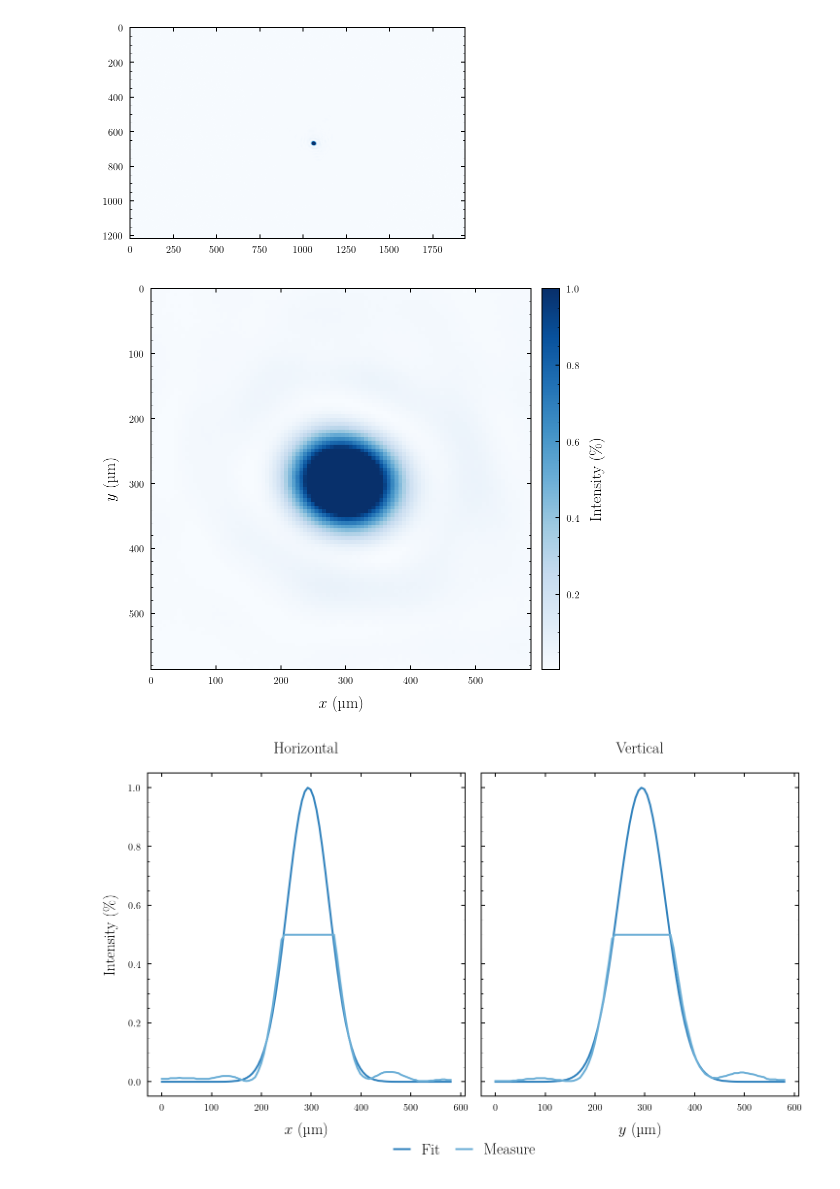
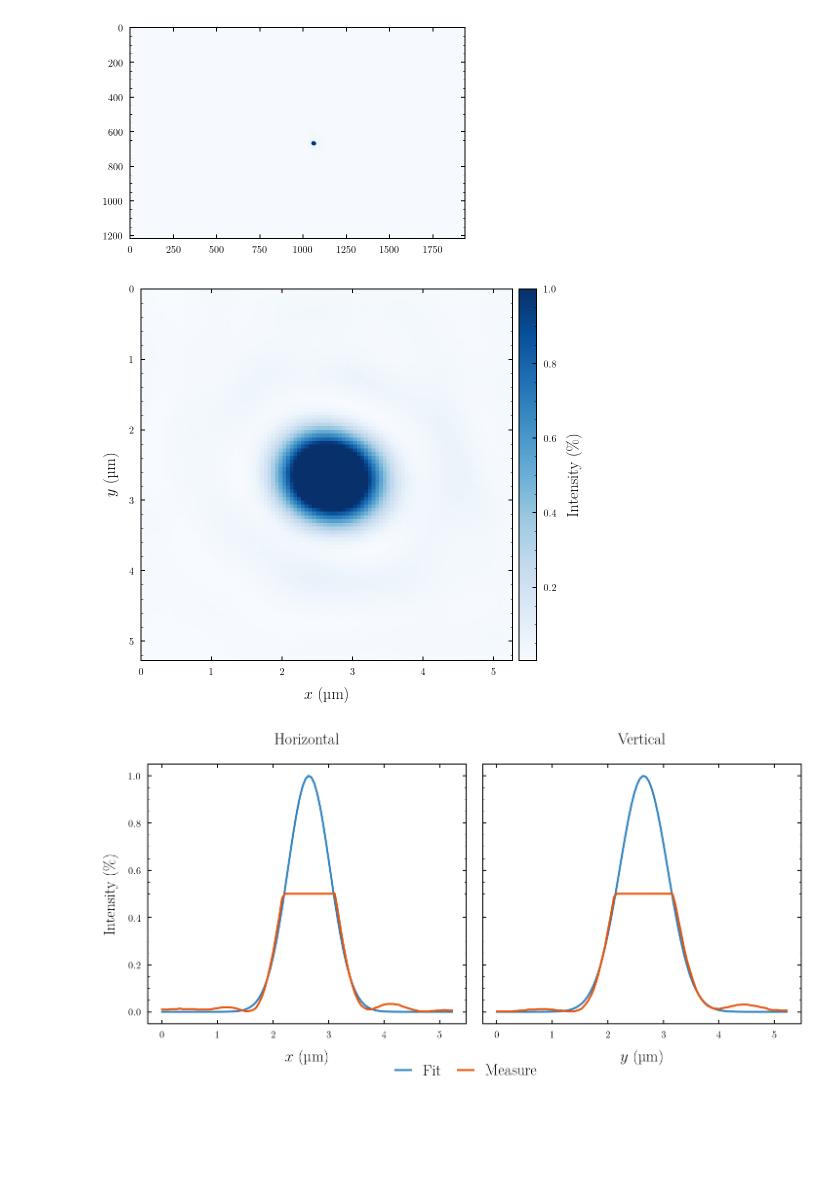
Before and after one commit to bodokaiser/bachelor-thesis, a Jupyter notebook: notebook/evaluation/intensity-profile.ipynb, the cells around one changed output. Saved outputs shown, nothing was run; the diff lists cells and outputs as text; code cells hidden in the pictures; blank space fills up the shorter version.

```diff
--- a/notebook/evaluation/intensity-profile.ipynb
+++ b/notebook/evaluation/intensity-profile.ipynb
@@ -19,6 +19,9 @@ from matplotlib import pyplot as plt
 # pixel size from datasheet in micrometer
 ps = 5.86e-6
 
+# magnification
+M = 500 / 4.5
+
 cmap = plt.get_cmap('tab20c')
 
 def read(filepath):
@@ -40,17 +43,17 @@ h, w = patch.shape
 # %%
 fig = plt.figure(figsize=(12, 6))
 
-plt.imshow(patch, interpolation='none', extent=[0, w*ps / 1e-6, h*ps / 1e-6, 0])
+plt.imshow(patch, interpolation='none', extent=[0, w*ps / M / 1e-6, h*ps / M / 1e-6, 0])
 plt.xlabel('$x$ (\si{\micro\meter})')
 plt.ylabel('$y$ (\si{\micro\meter})')
 
-plt.subplots_adjust(top=.98, bottom=.1, right=.83)
-plt.colorbar(label=r'Intensity (\si{\percent})', cax=plt.axes([0.71, 0.1, 0.02, .88]))
-#plt.savefig(os.path.join(figuredir, 'image.pgf'))
+plt.subplots_adjust(top=.98, bottom=.12, right=.83)
+plt.colorbar(label=r'Intensity (\si{\percent})', cax=plt.axes([0.70, 0.12, 0.02, .86]))
+plt.savefig(os.path.join(figuredir, 'image.pgf'))
 plt.savefig(os.path.join(figuredir, 'image.pdf'))
 plt.show()
 # %% [output]
-[figure, old version]
+[figure, new version]
 # %%
 from scipy import optimize
 
@@ -62,38 +65,38 @@ def fit(func, x, y, p0):
 
     return func(x, *p)
 # %%
-fig, axes = plt.subplots(ncols=2, sharey=True, figsize=(12, 6))
+fig, axes = plt.subplots(ncols=2, sharey=True, figsize=(12, 5))
 
 x = ps*np.arange(0, w) / 1e-6
 y = ps*np.arange(0, h) / 1e-6
 
 a = patch[:, w // 2]
 b = patch[h // 2, :]
 
 #u = fit(gaussian, x, a, [1.4, 300, 100])
 #v = fit(gaussian, y, b, [1.4, 300, 100])
 u = gaussian(x, 2.0, 294, 42)
 v = gaussian(y, 2.0, 294, 48)
 
 vmax = np.min([u.max(), v.max()])
 
-axes[0].plot(x, u / vmax, label='Fit', color=cmap.colors[0])
-axes[0].plot(x, a / vmax, label='Measure', color=cmap.colors[1])
+axes[0].plot(x / M, u / vmax, label='Fit', color=cmap.colors[0])
+axes[0].plot(x / M, a / vmax, label='Measure', color=cmap.colors[4])
 
 axes[0].set_title('Horizontal')
 axes[0].set_xlabel('$x$ (\si{\micro\meter})')
 axes[0].set_ylabel('Intensity (\si{\percent})')
 
-axes[1].plot(y, v / vmax, label='Fit', color=cmap.colors[0])
-axes[1].plot(y, b / vmax, label='Measure', color=cmap.colors[1])
+axes[1].plot(y / M, v / vmax, label='Fit', color=cmap.colors[0])
+axes[1].plot(y / M, b / vmax, label='Measure', color=cmap.colors[4])
 axes[1].set_title('Vertical')
 axes[1].set_xlabel('$y$ (\si{\micro\meter})')
 
 axes[0].legend(loc='upper center', bbox_to_anchor=(1, -0.1), ncol=2)
 
-plt.subplots_adjust(top=.92, bottom=.15, wspace=.05)
+plt.subplots_adjust(top=.90, bottom=.16, wspace=.05)
 plt.savefig(os.path.join(figuredir, 'profile.pgf'))
 plt.savefig(os.path.join(figuredir, 'profile.pdf'))
 plt.show()
 # %% [output]
-[figure, old version]
+[figure, new version]
```
Also changed, not shown: 40 other files.
